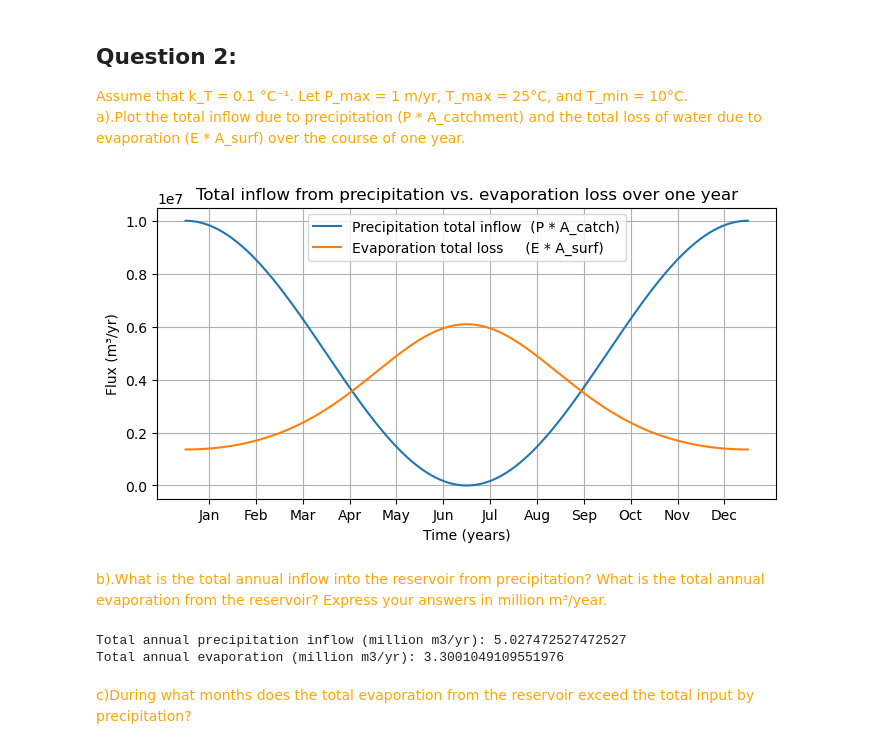
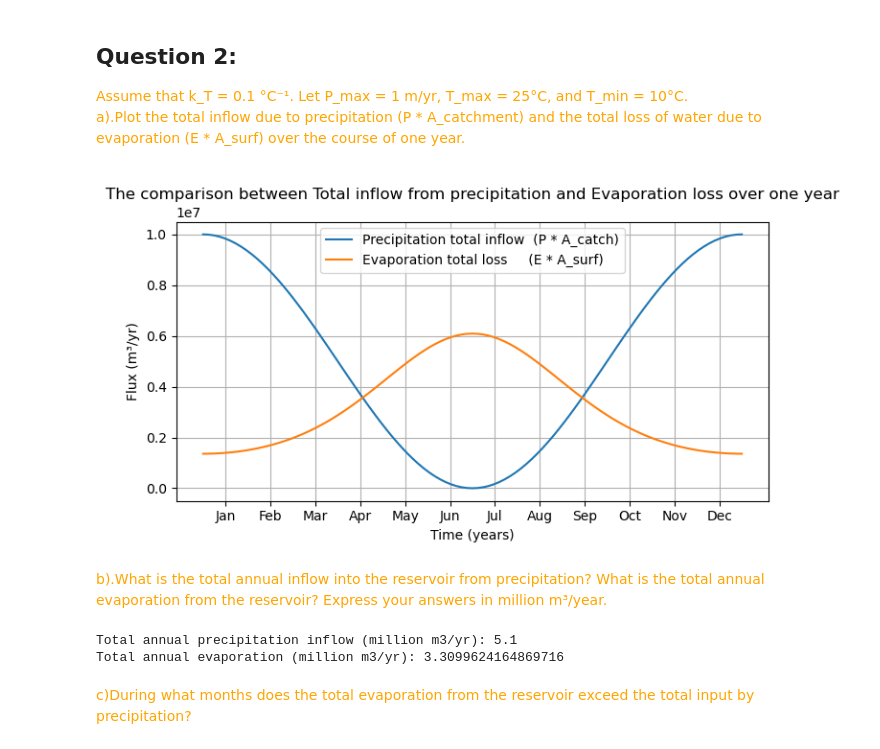
Before and after one commit to HOUPU1993/Homework-for-GEOG-210A-F25, a Jupyter notebook: HW6.ipynb, the cells around one changed output. Cells and saved outputs as stored; diff of their text form; code cells hidden in the pictures.

```diff
--- a/HW6.ipynb
+++ b/HW6.ipynb
@@ -52,36 +52,37 @@ def P(t):
     return P_max / 2 * (np.cos(2 * np.pi * t) + 1)
 def T(t):
     return (T_max - T_min) / 2 * (np.sin(2 * np.pi * t - np.pi/2) + 1) + T_min
 def E(T):
     return E0 * np.exp(kT * T)
 
 # calculate the whole year
 month_labels = ['Jan', 'Feb', 'Mar', 'Apr', 'May', 'Jun',
                 'Jul', 'Aug', 'Sep', 'Oct', 'Nov', 'Dec']
 month_positions = np.arange(1/24, 1, 1/12)
-t = np.linspace(0, 1, 365)       # per day/one year
+dt = .01
+t = np.arange(0,1+dt,dt)
 P_vals = P(t)                    # m/yr
 T_vals = T(t)                    # °C
 E_vals = E(T_vals)               # m/yr
 
 # transfter into volumn：m³/yr
 P_in  = P_vals * A_catch         # P * A_catchment
 E_out = E_vals * A_surf          # E * A_surf
 
 # figure
 plt.figure(figsize=(7, 4))
 plt.plot(t, P_in,  label="Precipitation total inflow  (P * A_catch)")
 plt.plot(t, E_out, label="Evaporation total loss     (E * A_surf)")
 plt.xlabel("Time (years)")
 plt.ylabel("Flux (m³/yr)")
 plt.xticks(month_positions, month_labels)
-plt.title("Total inflow from precipitation vs. evaporation loss over one year")
+plt.title("The comparison between Total inflow from precipitation and Evaporation loss over one year")
 plt.legend()
 plt.grid(True)
 plt.tight_layout()
 plt.show()
 # %% [output]
-[figure, old version]
+[figure, new version]
 # %% [markdown]
  <font color="orange">b).What is the total annual inflow into the reservoir from precipitation? What is the total annual evaporation from the reservoir? Express your answers in million m³/year.</font>
 # %%
@@ -93,8 +94,8 @@ total_E = np.sum(E_out) * dt
 print("Total annual precipitation inflow (million m3/yr):", total_P/1e6)
 print("Total annual evaporation (million m3/yr):", total_E/1e6)
 # %% [output]
-Total annual precipitation inflow (million m3/yr): 5.027472527472527
-Total annual evaporation (million m3/yr): 3.3001049109551976
+Total annual precipitation inflow (million m3/yr): 5.1
+Total annual evaporation (million m3/yr): 3.3099624164869716
 # %% [markdown]
  <font color="orange">c)During what months does the total evaporation from the reservoir exceed the total input by precipitation?</font>
 # %% [markdown]
```
Also changed, not shown: parts of 8 cells of this notebook.
